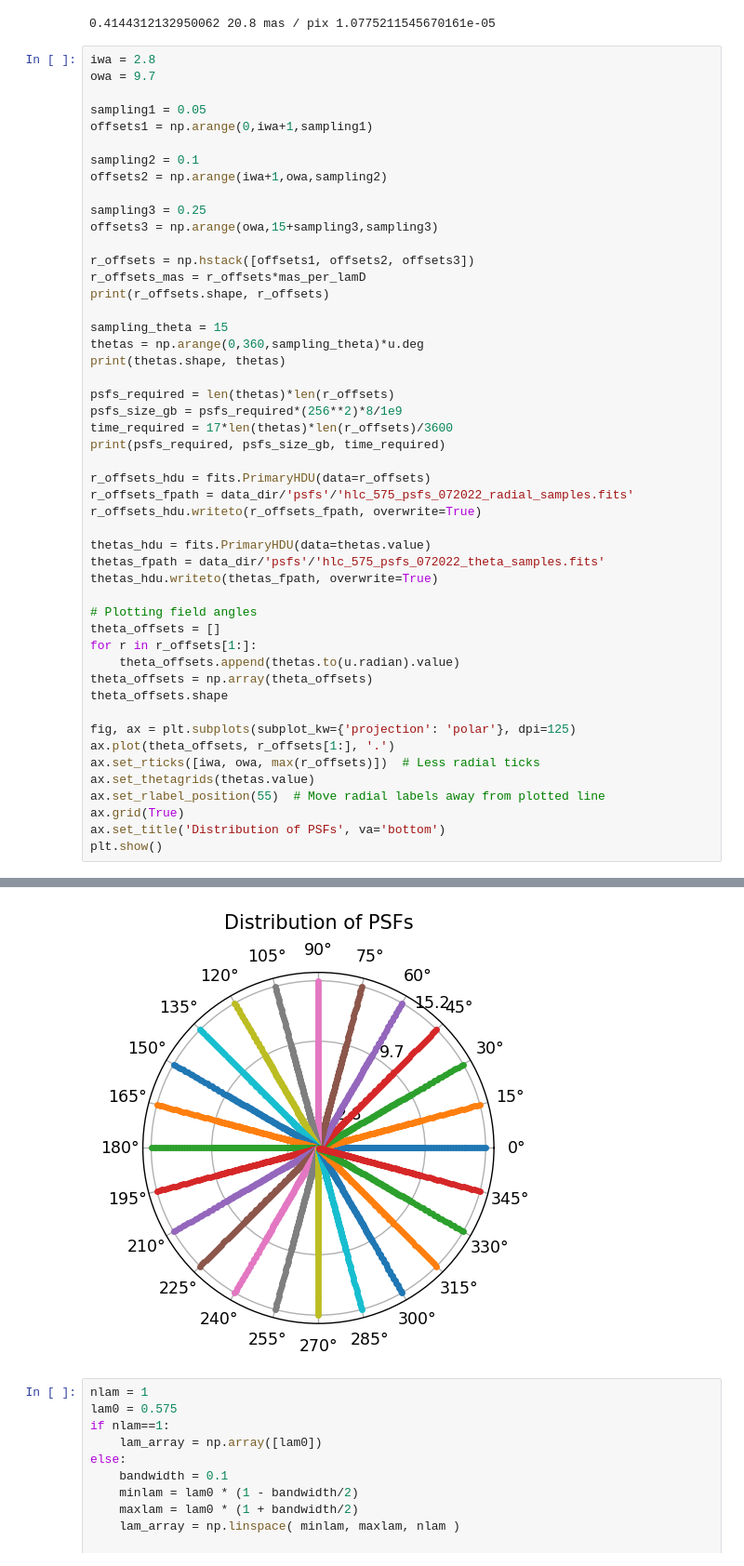
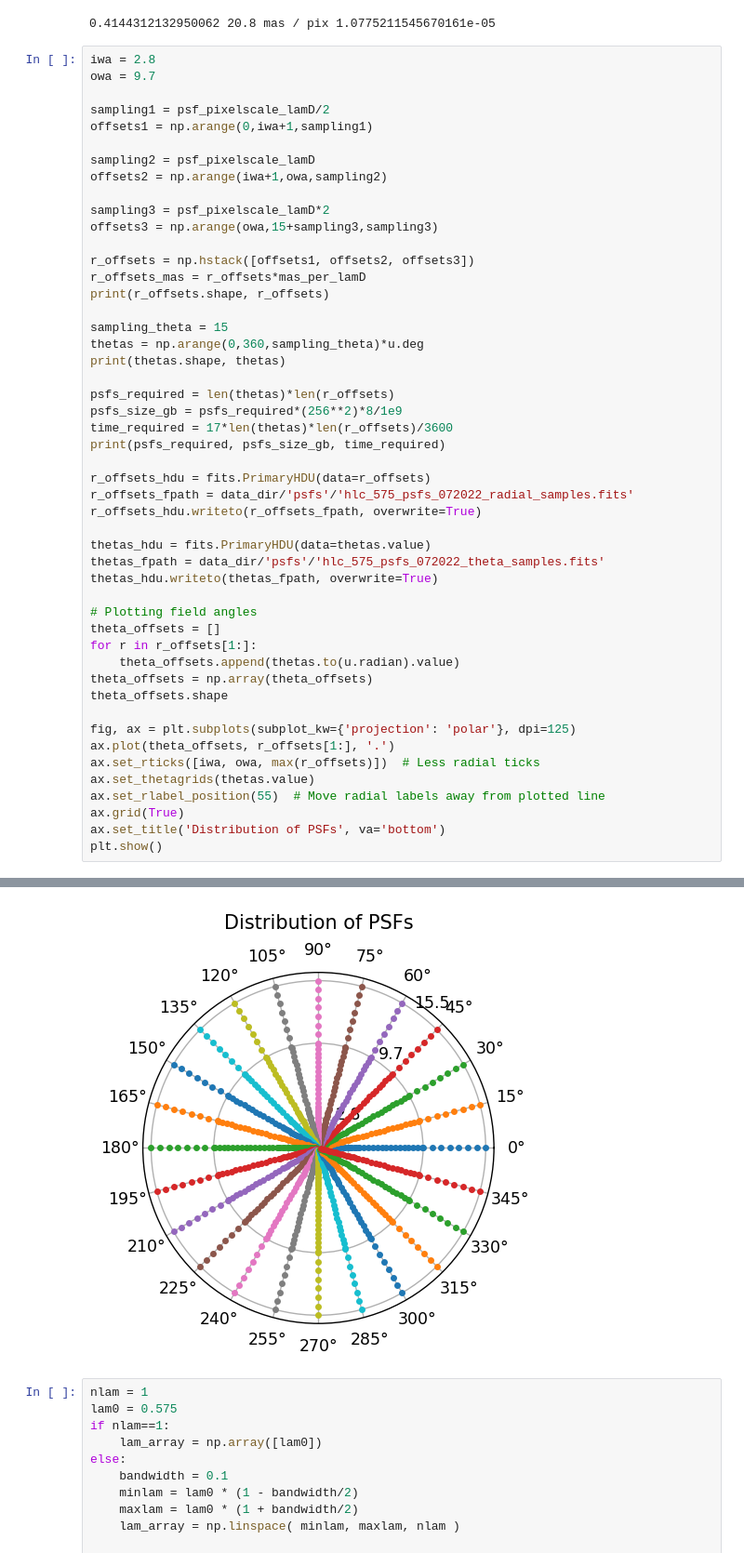
Before and after one commit to kian1377/disk-processing, a Jupyter notebook: hlc_575_072022_create_psfs.ipynb, the cells around one changed output, grey strips where cells are left out. Shown at 93% size. Drawn from its saved outputs; the diff is of its cells as text.

```diff
--- a/hlc_575_072022_create_psfs.ipynb
+++ b/hlc_575_072022_create_psfs.ipynb
@@ -42,13 +42,13 @@ print(psf_pixelscale_lamD, psf_pixelscale_mas, psf_pixelscale)
 iwa = 2.8
 owa = 9.7
 
-sampling1 = 0.05
+sampling1 = psf_pixelscale_lamD/2
 offsets1 = np.arange(0,iwa+1,sampling1)
 
-sampling2 = 0.1
+sampling2 = psf_pixelscale_lamD
 offsets2 = np.arange(iwa+1,owa,sampling2)
 
-sampling3 = 0.25
+sampling3 = psf_pixelscale_lamD*2
 offsets3 = np.arange(owa,15+sampling3,sampling3)
 
 r_offsets = np.hstack([offsets1, offsets2, offsets3])
@@ -108,4 +101,4 @@ plt.show()
-[figure, old version]
+[figure, new version]
 # %%
 nlam = 1
 lam0 = 0.575
```
Also changed, not shown: parts of 2 cells of this notebook, 7 other files.
